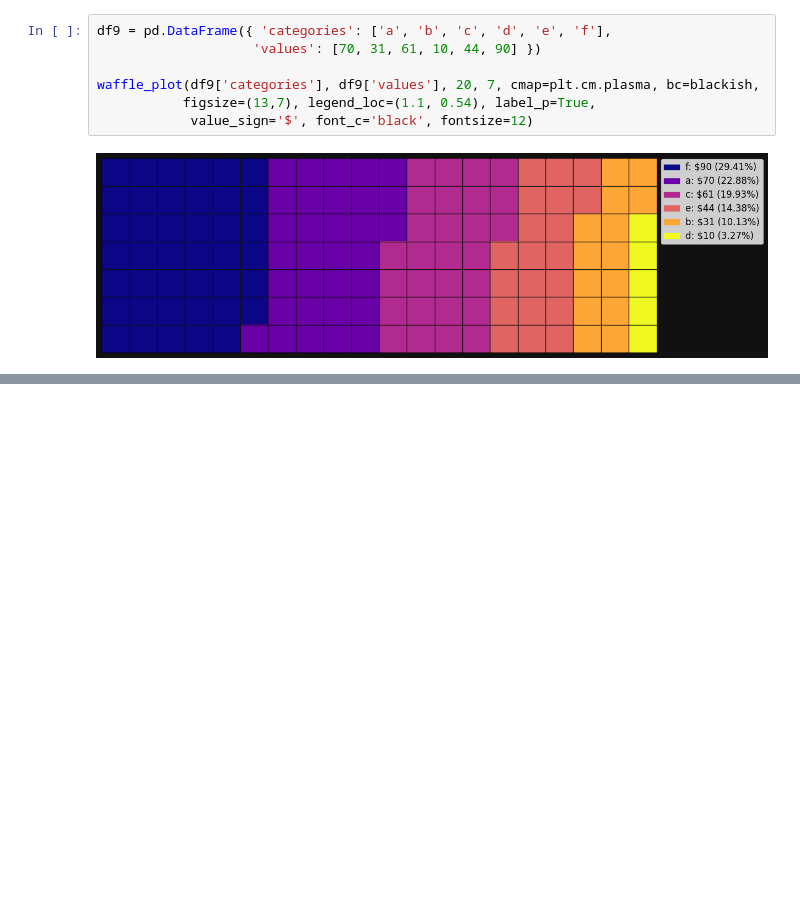
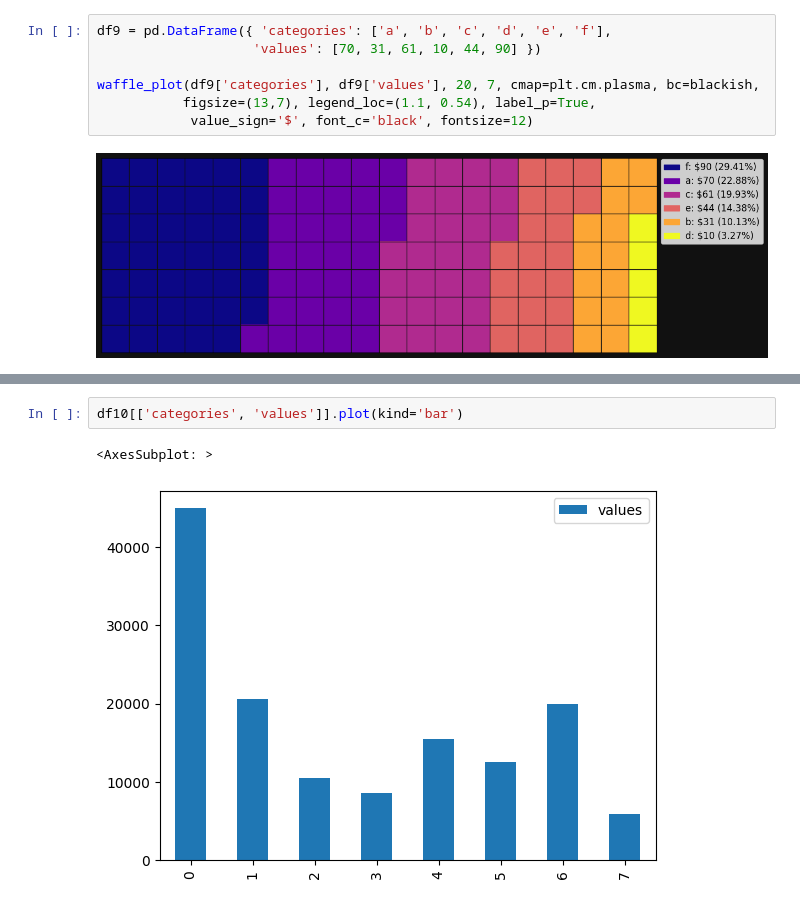
Before and after one commit to jan-niedospial/waffle_plot, a Jupyter notebook: Waffle plot function v1.1.ipynb, the cells around one changed output, grey strips where cells are left out. Cells and saved outputs as stored; diff of their text form; blank space fills up the shorter version.

```diff
--- a/Waffle plot function v1.1.ipynb
+++ b/Waffle plot function v1.1.ipynb
@@ -613,0 +659,5 @@ waffle_plot(df9['categories'], df9['values'], 20, 7, cmap=plt.cm.plasma, bc=blac
+# %%
+df10[['categories', 'values']].plot(kind='bar')
+# %% [output]
+<AxesSubplot: >
+[figure, added]
```
Also changed, not shown: parts of 7 cells of this notebook, 1 other file.
